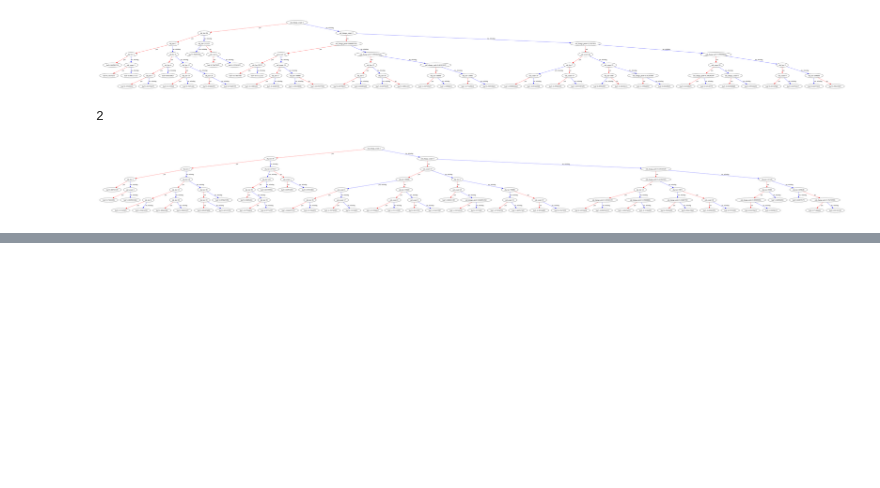
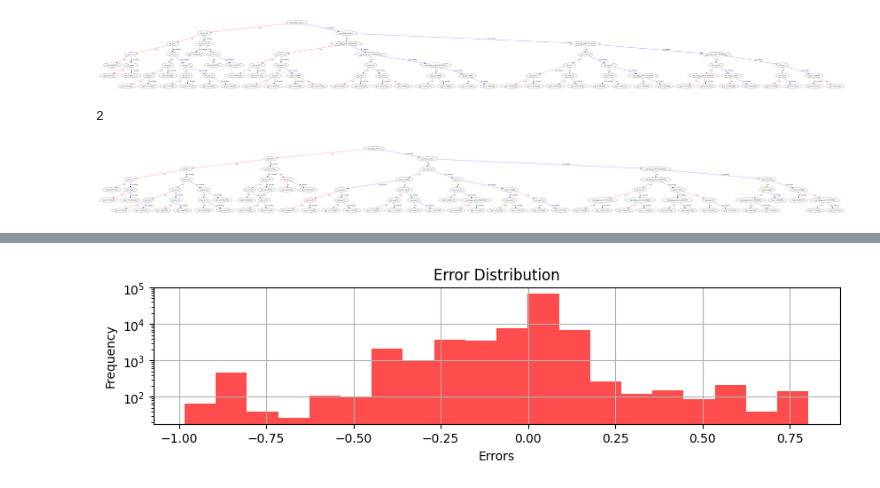
Before and after one commit to illinoisdata/pod, a Jupyter notebook: explore.ipynb, the cells around one changed output, grey strips where cells are left out. Saved outputs shown, nothing was run; the diff lists cells and outputs as text; code cells hidden in the pictures; blank space fills up the shorter version.

```diff
--- a/explore.ipynb
+++ b/explore.ipynb
@@ -176,0 +383,13 @@ for idx in range(len(bst.get_booster().get_dump())):
+# %%
+errors = y_test_pred - y_test
+
+plt.figure(figsize=(10, 2))
+plt.hist(errors, bins=20, color='red', alpha=0.7)
+plt.title('Error Distribution')
+plt.xlabel('Errors')
+plt.ylabel('Frequency')
+plt.yscale('log')
+plt.grid(True)
+plt.show()
+# %% [output]
+[figure, added]
```
Also changed, not shown: parts of 18 cells of this notebook, 3 other files.
